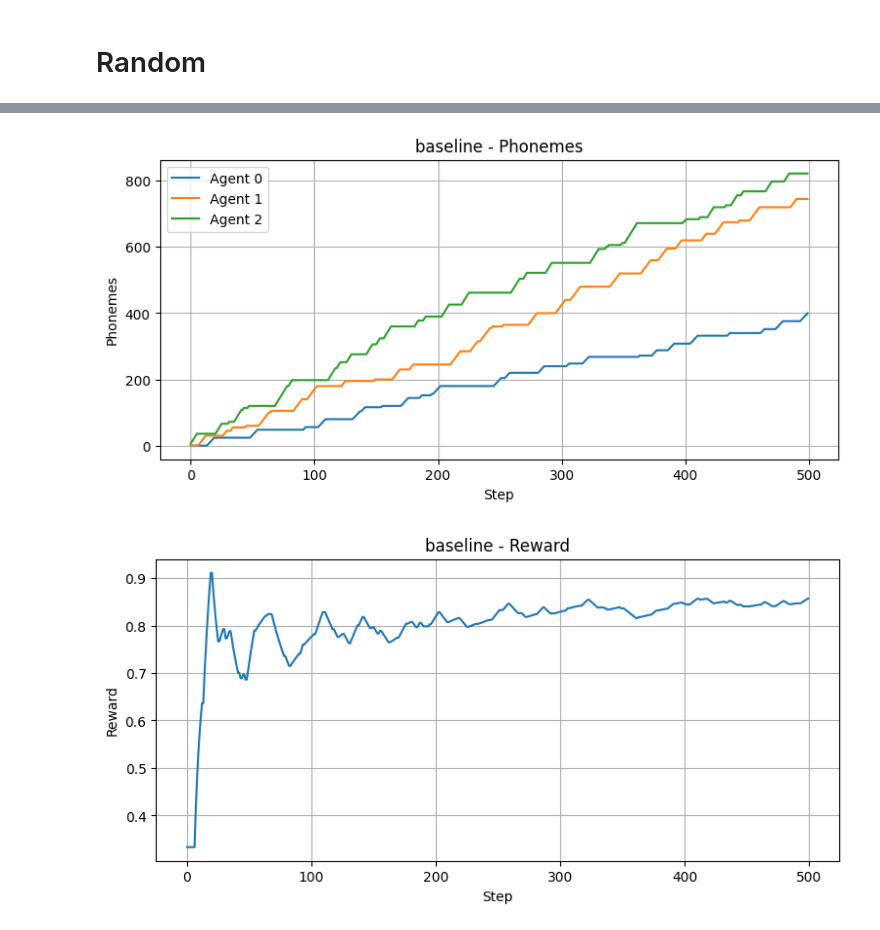
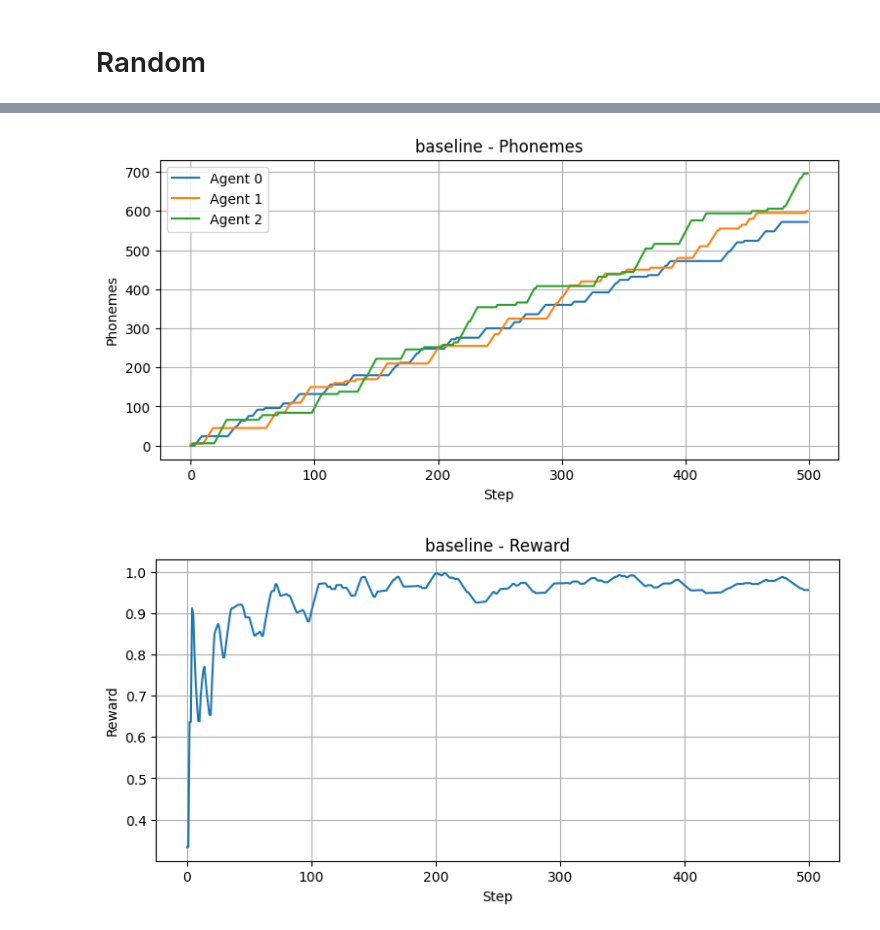
Before and after one commit to ofirmac/env, a Jupyter notebook: src/test_result/diffrent_action.ipynb, the cells around one changed output, grey strips where cells are left out. Saved outputs shown, nothing was run; the diff lists cells and outputs as text; code cells hidden in the pictures.

```diff
--- a/src/test_result/diffrent_action.ipynb
+++ b/src/test_result/diffrent_action.ipynb
@@ -185,6 +185,6 @@ plot_results(p, r, 'baseline')
 # %%
 # Create environment
 env_rand = GuestEnv(max_steps=500, reward_shaping=False)  # Shorter episodes for more frequent logging
-p, r = run_env(env_stare, action_arr[1],steps=500)
+p, r = run_env(env_rand, action_arr[1],steps=500)
 plot_results(p, r, 'baseline')
 # %% [output]
@@ -192,5 +192,5 @@ plot_results(p, r, 'baseline')
-[figure, old version]
+[figure, new version]
-[figure, old version]
+[figure, new version]
 # %%
 # Create environment
 env_rand = GuestEnv(max_steps=10, reward_shaping=False)  # Shorter episodes for more frequent logging
```
Also changed, not shown: parts of 10 cells of this notebook, 3 other files.
